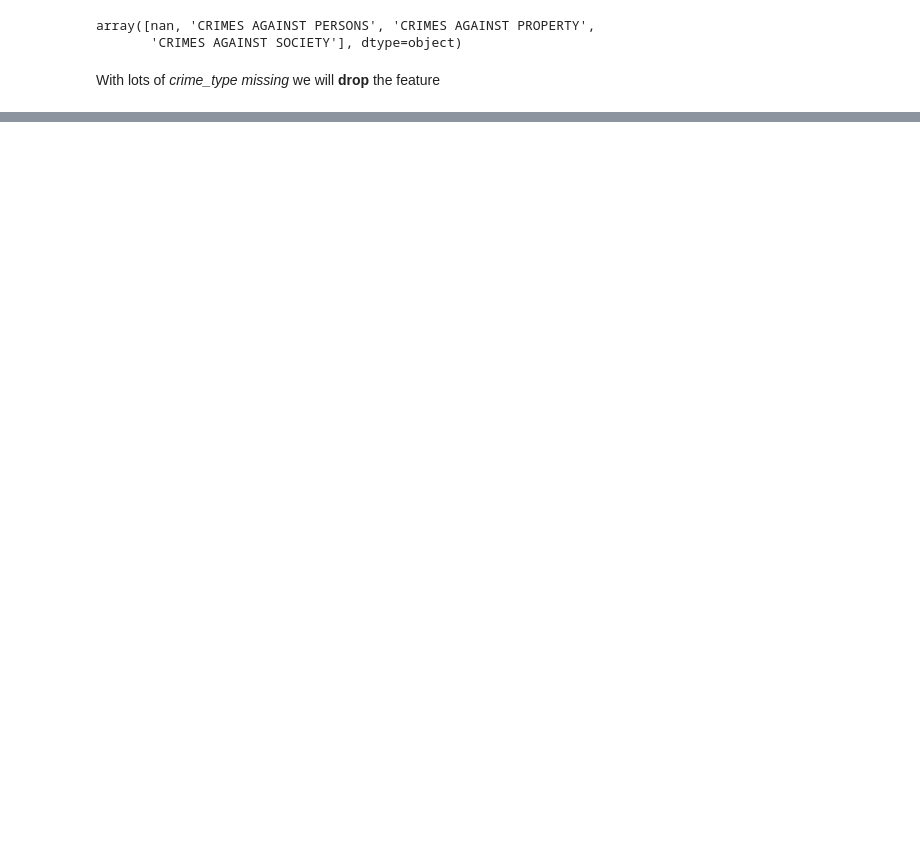
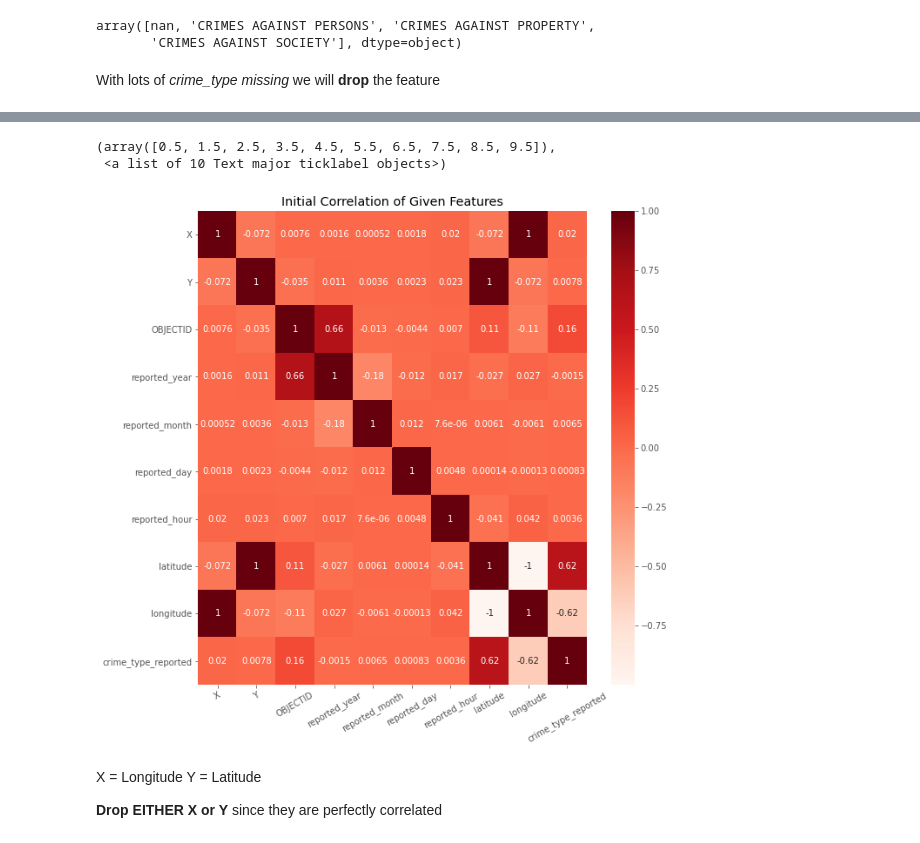
Before and after one commit to siddley1001/NCState_Datathon21, a Jupyter notebook: state_datathon_police.ipynb, the cells around one changed output, grey strips where cells are left out. Saved outputs shown, nothing was run; the diff lists cells and outputs as text; code cells hidden in the pictures; blank space fills up the shorter version.

```diff
--- a/state_datathon_police.ipynb
+++ b/state_datathon_police.ipynb
@@ -3,3 +5,5 @@ import pandas as pd
 import numpy as np
 import matplotlib.pyplot as plt
 import seaborn as sns
+
+plt.style.use('ggplot')
@@ -124,0 +62,4 @@ police_df.groupby(['crime_category']).count().sort_values('reported_block_addres
+# %%
+crime_reported_dict = {np.nan: 0, 'CRIMES AGAINST PERSONS': 1, 'CRIMES AGAINST PROPERTY': 1, 'CRIMES AGAINST SOCIETY': 1}
+police_copy['crime_type_reported'] = police_copy['crime_type'].map(crime_reported_dict).astype(bool)
+police_copy.drop('crime_type', axis=1, inplace = True)
@@ -124,0 +86,14 @@ police_df.groupby(['crime_category']).count().sort_values('reported_block_addres
+# %%
+plt.figure(figsize = (10,10))
+plt.title('Initial Correlation of Given Features')
+sns.heatmap(police_copy.corr(), annot = True, cmap = 'Reds')
+plt.xticks(rotation= 30)
+# %% [output]
+(array([0.5, 1.5, 2.5, 3.5, 4.5, 5.5, 6.5, 7.5, 8.5, 9.5]),
+ <a list of 10 Text major ticklabel objects>)
+[figure, added]
+# %% [markdown]
+X = Longitude
+Y = Latitude
+
+**Drop EITHER X or Y** since they are perfectly correlated
```
Also changed, not shown: parts of 53 cells of this notebook.
